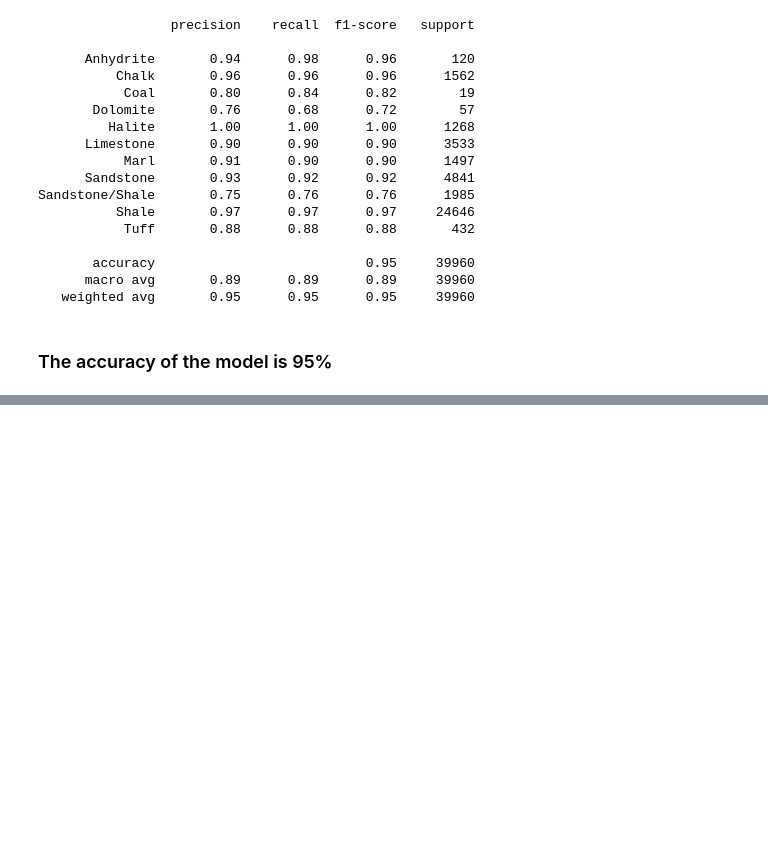
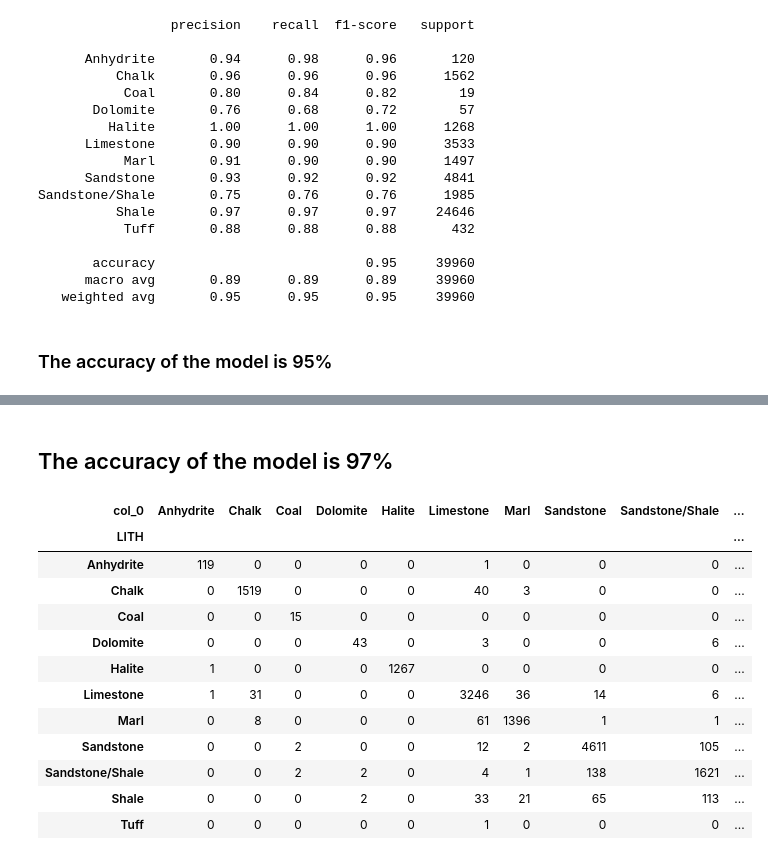
Before and after one commit to SethDwumah/Petroleum_DS-ML, a Jupyter notebook: Rock Type (Lithology) Classification Using ML.ipynb, the cells around one changed output, grey strips where cells are left out. Saved outputs shown, nothing was run; the diff lists cells and outputs as text; code cells hidden in the pictures; blank space fills up the shorter version.

```diff
--- a/Rock Type (Lithology) Classification Using ML.ipynb
+++ b/Rock Type (Lithology) Classification Using ML.ipynb
@@ -283,0 +286,6 @@ pd.crosstab(y_test,y_pred)
+# %%
+from sklearn.ensemble import RandomForestClassifier
+
+rf = RandomForestClassifier()
+# %%
+rf.fit(x_train,y_train)
@@ -283,0 +294,2 @@ pd.crosstab(y_test,y_pred)
+# %%
+rf_pred = rf.predict(x_test)
@@ -283,0 +316,18 @@ pd.crosstab(y_test,y_pred)
+# %% [markdown]
+## The accuracy of the model is 97%
+# %%
+pd.crosstab(y_test,rf_pred)
+# %% [output]
+| col_0 | Anhydrite | Chalk | Coal | Dolomite | Halite | Limestone | Marl | Sandstone | Sandstone/Shale | ... |
+| LITH |  |  |  |  |  |  |  |  |  | ... |
+| Anhydrite | 119 | 0 | 0 | 0 | 0 | 1 | 0 | 0 | 0 | ... |
+| Chalk | 0 | 1519 | 0 | 0 | 0 | 40 | 3 | 0 | 0 | ... |
+| Coal | 0 | 0 | 15 | 0 | 0 | 0 | 0 | 0 | 0 | ... |
+| Dolomite | 0 | 0 | 0 | 43 | 0 | 3 | 0 | 0 | 6 | ... |
+| Halite | 1 | 0 | 0 | 0 | 1267 | 0 | 0 | 0 | 0 | ... |
+| Limestone | 1 | 31 | 0 | 0 | 0 | 3246 | 36 | 14 | 6 | ... |
+| Marl | 0 | 8 | 0 | 0 | 0 | 61 | 1396 | 1 | 1 | ... |
+| Sandstone | 0 | 0 | 2 | 0 | 0 | 12 | 2 | 4611 | 105 | ... |
+| Sandstone/Shale | 0 | 0 | 2 | 2 | 0 | 4 | 1 | 138 | 1621 | ... |
+| Shale | 0 | 0 | 0 | 2 | 0 | 33 | 21 | 65 | 113 | ... |
+| Tuff | 0 | 0 | 0 | 0 | 0 | 1 | 0 | 0 | 0 | ... |
```
Also changed, not shown: parts of 3 cells of this notebook, 2 other files.
